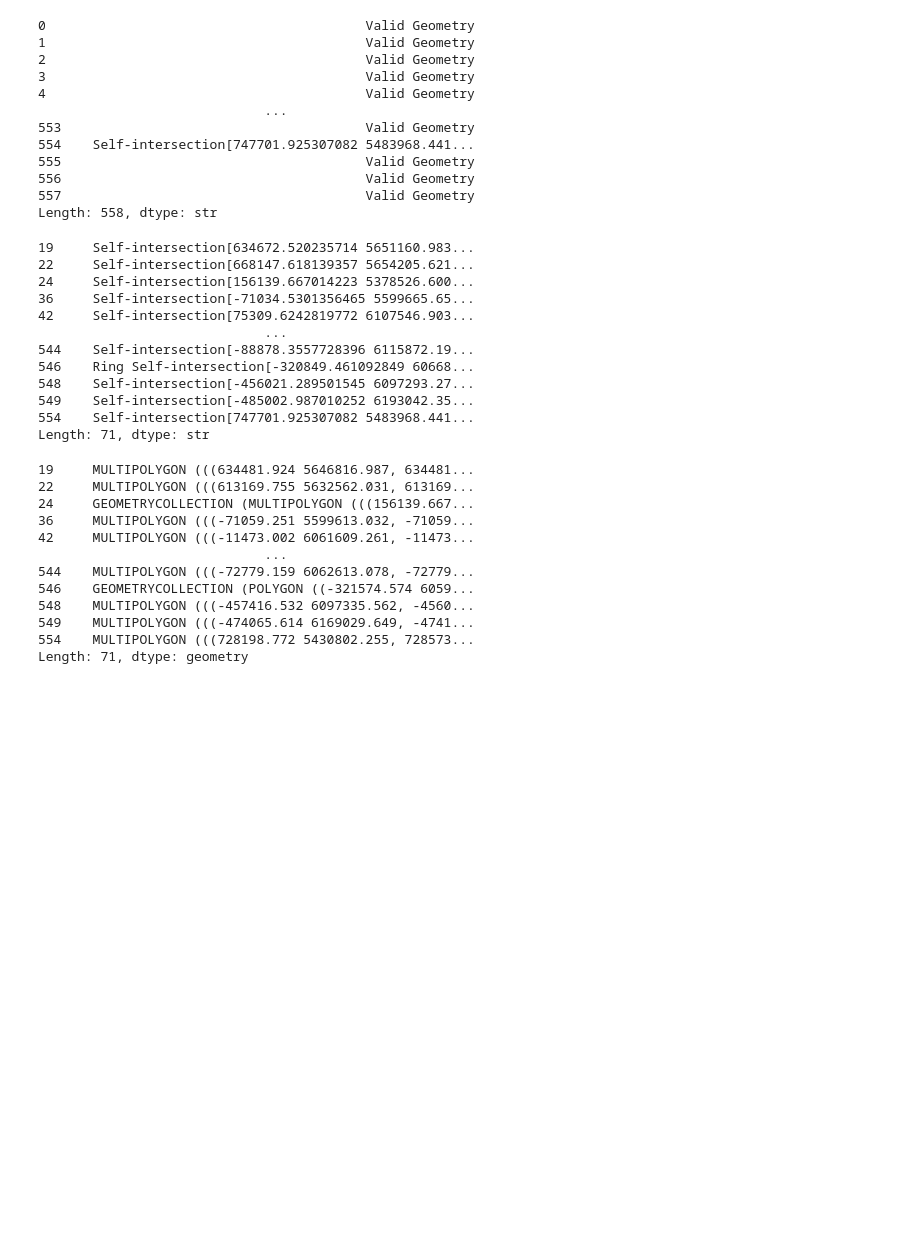
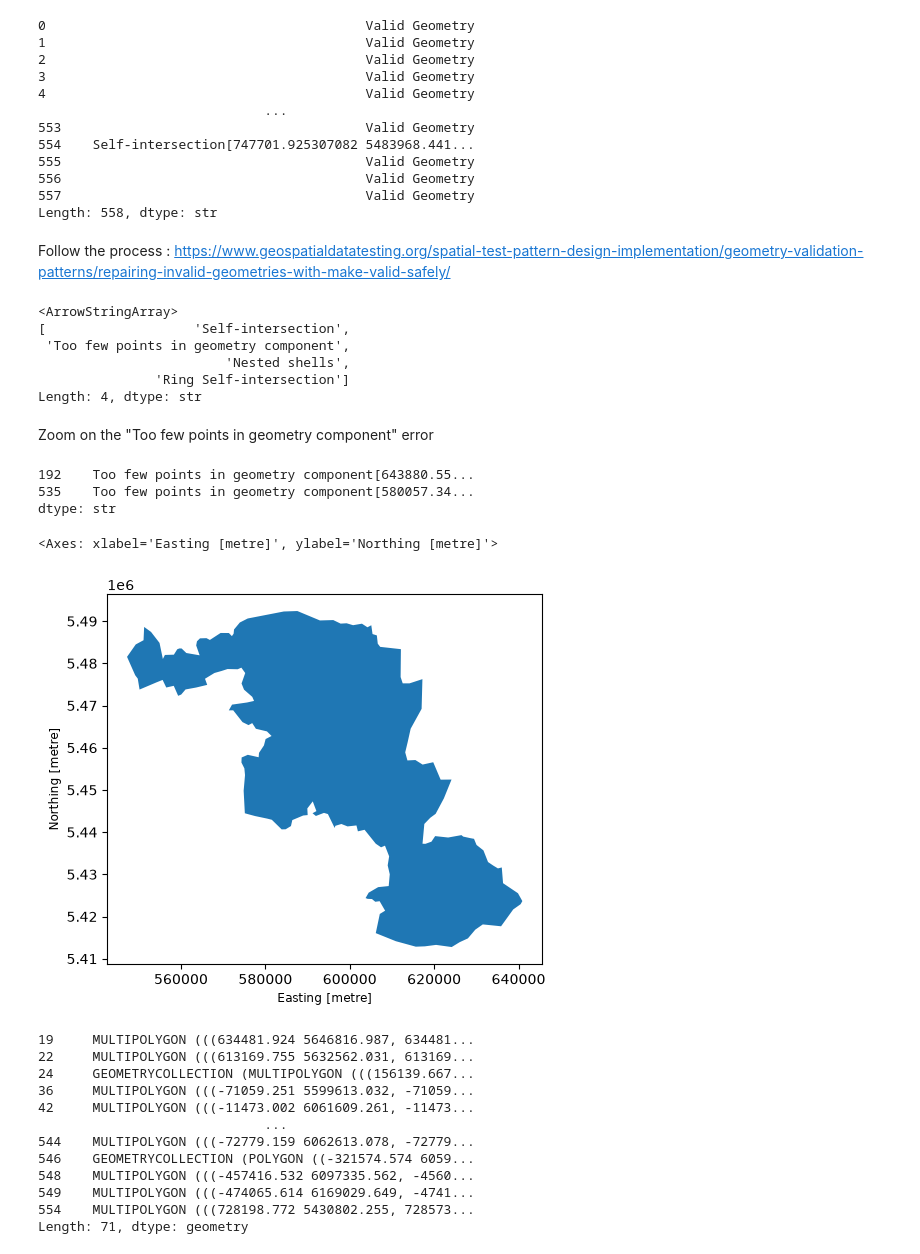
Before and after one commit to dataforgoodfr/mobibi, a Jupyter notebook: data/pierre/Find_circo_address/circo_adresse_dev.ipynb, the cells around one changed output. Drawn from its saved outputs; the diff is of its cells as text; code cells hidden in the pictures; blank space fills up the shorter version.

```diff
--- a/data/pierre/Find_circo_address/circo_adresse_dev.ipynb
+++ b/data/pierre/Find_circo_address/circo_adresse_dev.ipynb
@@ -100,21 +161,34 @@ gpf_insee_3857_simplified.geometry.is_valid_reason()
 556                                       Valid Geometry
 557                                       Valid Geometry
 Length: 558, dtype: str
-# %%
-gpf_insee_3857_simplified.geometry.is_valid_reason()[gpf_insee_3857_simplified.geometry.is_valid_reason() != "Valid Geometry"]
-# %% [output]
-19     Self-intersection[634672.520235714 5651160.983...
-22     Self-intersection[668147.618139357 5654205.621...
-24     Self-intersection[156139.667014223 5378526.600...
-36     Self-intersection[-71034.5301356465 5599665.65...
-42     Self-intersection[75309.6242819772 6107546.903...
-                             ...
-544    Self-intersection[-88878.3557728396 6115872.19...
-546    Ring Self-intersection[-320849.461092849 60668...
-548    Self-intersection[-456021.289501545 6097293.27...
-549    Self-intersection[-485002.987010252 6193042.35...
-554    Self-intersection[747701.925307082 5483968.441...
-Length: 71, dtype: str
+# %% [markdown]
+Follow the process : https://www.geospatialdatatesting.org/spatial-test-pattern-design-implementation/geometry-validation-patterns/repairing-invalid-geometries-with-make-valid-safely/
+# %%
+# return all rows with a result different than "valid geometry"
+df_errors = gpf_insee_3857_simplified.geometry.is_valid_reason()[gpf_insee_3857_simplified.geometry.is_valid_reason() != "Valid Geometry"]
+# retrieve first part of the message and return unique values
+errors_type = df_errors.str.split(pat="[",expand=True)[0].unique()
+print(errors_type)
+# %% [output]
+<ArrowStringArray>
+[                   'Self-intersection',
+ 'Too few points in geometry component',
+                        'Nested shells',
+               'Ring Self-intersection']
+Length: 4, dtype: str
+# %% [markdown]
+Zoom on the "Too few points in geometry component" error
+# %%
+df_errors [df_errors.str.split(pat="[",expand=True)[0] == "Too few points in geometry component"]
+# %% [output]
+192    Too few points in geometry component[643880.55...
+535    Too few points in geometry component[580057.34...
+dtype: str
+# %%
+gpf_insee_3857_simplified.loc[[535]].plot()
+# %% [output]
+<Axes: xlabel='Easting [metre]', ylabel='Northing [metre]'>
+[figure, added]
 # %%
 gpf_insee_3857_simplified.geometry[gpf_insee_3857_simplified.geometry.is_valid_reason() != "Valid Geometry"].make_valid()
 # %% [output]
```
Also changed, not shown: parts of 27 cells of this notebook.
